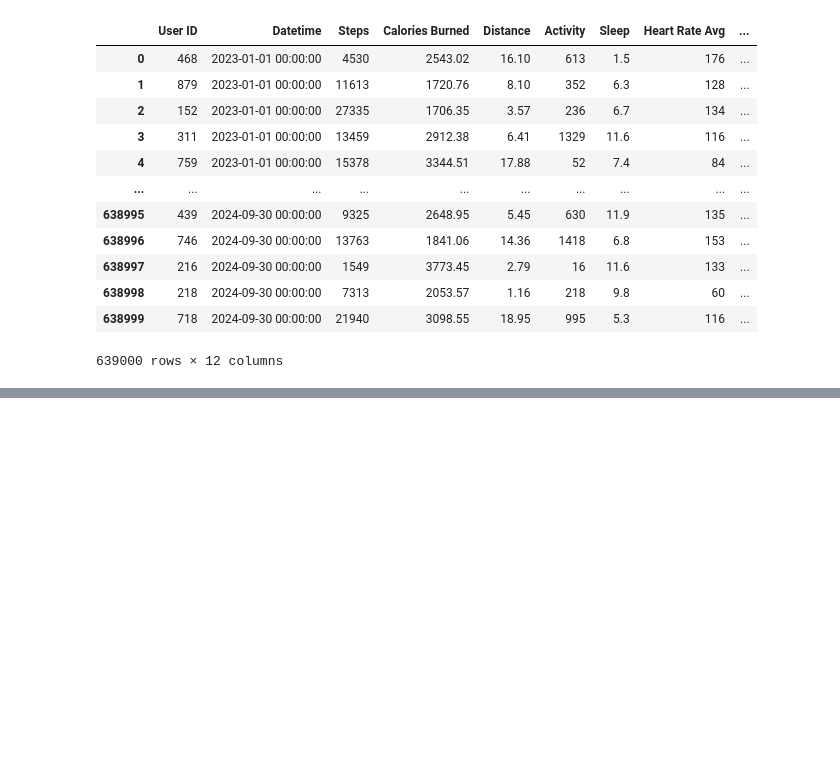
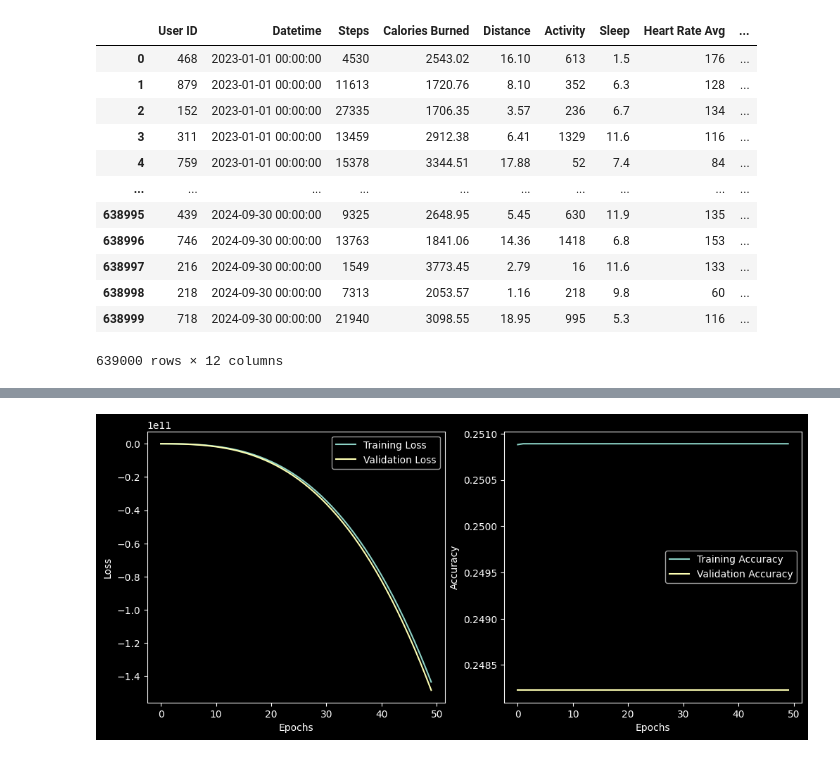
Before and after one commit to onsra520/Physical-Activity-and-Mental-Health-Data-Analysis, a Jupyter notebook: Fitness and Mental Health Data Analysis.ipynb, the cells around one changed output, grey strips where cells are left out. Drawn from its saved outputs; the diff is of its cells as text; code cells hidden in the pictures; blank space fills up the shorter version.

```diff
--- a/Fitness and Mental Health Data Analysis.ipynb
+++ b/Fitness and Mental Health Data Analysis.ipynb
@@ -101,0 +102,88 @@ MSE của mô hình: 2.51
+# %%
+import pandas as pd
+import numpy as np
+import tensorflow as tf
+from sklearn.model_selection import train_test_split
+from sklearn.preprocessing import StandardScaler
+
+class Cleanning_For_Model:
+    def __init__(self, Fitness_Tracker):
+        self.Dataset = Fitness_Tracker.copy().dropna()
+        self.Cleaned_Dataset = self.Data_Cleanning()
+
+    def Data_Cleanning(self):
+        for Column_Name in self.Dataset:
+            if not pd.api.types.is_numeric_dtype(self.Dataset[Column_Name]):
+                try:
+                    self.Dataset[Column_Name] = self.Dataset[Column_Name].astype(str)
+                    Column_Cleanning = {Values: index for index, Values in enumerate(self.Dataset[Column_Name].unique())}
+                    self.Dataset.loc[:, Column_Name] = self.Dataset[Column_Name].map(Column_Cleanning).values
+                except ValueError:
+                    pass
+
+        self.Cleaned_Dataset = self.Dataset.drop(['User ID', 'Datetime'], axis=1, errors='ignore')
+        return self.Cleaned_Dataset
+
+class Mood_Prediction_Model:
+    def __init__(self, Fitness_Tracker):
+        self.Data = Cleanning_For_Model(Fitness_Tracker).Cleaned_Dataset
+        self.Model = self.Build_Model()
+        self.Train_Model()
+
+    def Build_Model(self):
+        # Xây dựng mạng neural với Keras
+        model = tf.keras.Sequential([
+            tf.keras.layers.Dense(64, activation='relu', input_shape=(self.Data.shape[1] - 1,)),
+            tf.keras.layers.Dense(32, activation='relu'),
+            tf.keras.layers.Dense(1, activation='sigmoid')  # Đầu ra nhị phân cho dự đoán mood (0 hoặc 1)
+        ])
+        model.compile(optimizer='adam', loss='binary_crossentropy', metrics=['accuracy'])
+        return model
+
+    def Train_Model(self):
+        X = self.Data.iloc[:, :-1]
+        Y = self.Data.iloc[:, -1].astype(int)
+
+        # Chuẩn hóa dữ liệu
+        scaler = StandardScaler()
+        X = scaler.fit_transform(X)
+
+        # Chia dữ liệu thành tập huấn luyện và kiểm tra
+        X_train, X_test, Y_train, Y_test = train_test_split(X, Y, test_size=0.2, random_state=42)
+
+        # Huấn luyện mô hình
+        history = self.Model.fit(X_train, Y_train, epochs=50, batch_size=32, validation_data=(X_test, Y_test), verbose=1)
+
+        # Đánh giá mô hình
+        loss, accuracy = self.Model.evaluate(X_test, Y_test, verbose=0)
+        print(f'Loss: {loss:.4f}, Accuracy: {accuracy * 100:.2f}%')
+
+        # Vẽ biểu đồ loss và accuracy qua các epoch
+        self.Plot_History(history)
+
+    def Plot_History(self, history):
+        import matplotlib.pyplot as plt
+
+        plt.figure(figsize=(12, 5))
+
+        # Loss plot
+        plt.subplot(1, 2, 1)
+        plt.plot(history.history['loss'], label='Training Loss')
+        plt.plot(history.history['val_loss'], label='Validation Loss')
+        plt.xlabel('Epochs')
+        plt.ylabel('Loss')
+        plt.legend()
+
+        # Accuracy plot
+        plt.subplot(1, 2, 2)
+        plt.plot(history.history['accuracy'], label='Training Accuracy')
+        plt.plot(history.history['val_accuracy'], label='Validation Accuracy')
+        plt.xlabel('Epochs')
+        plt.ylabel('Accuracy')
+        plt.legend()
+
+        plt.show()
+
+# Khởi tạo và huấn luyện mô hình
+Mood_Prediction_Model(Fitness_Tracker)
+# %% [output]
@@ -101,0 +207 @@ MSE của mô hình: 2.51
+[figure, added]
```
Also changed, not shown: parts of 2 cells of this notebook.
